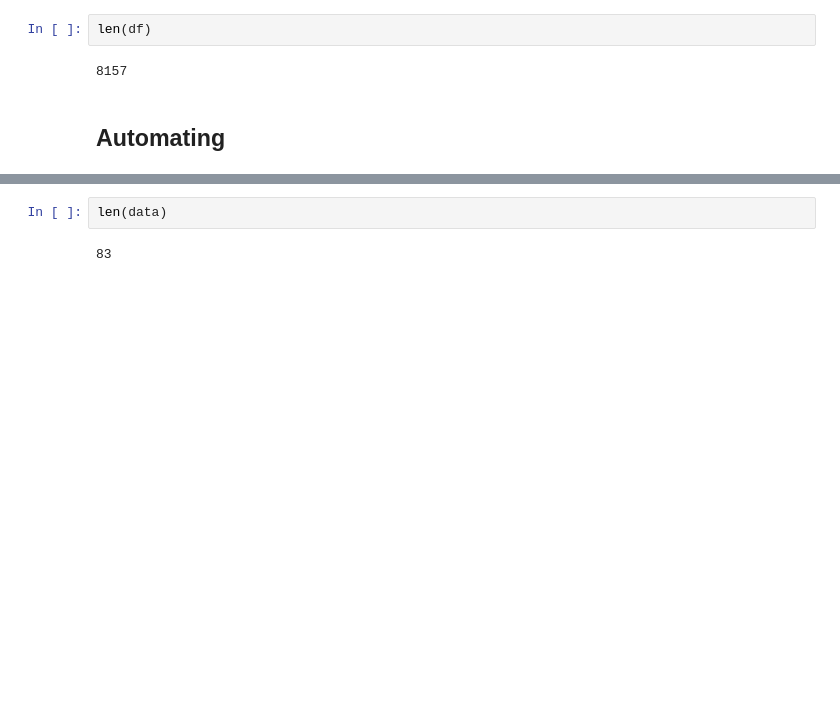
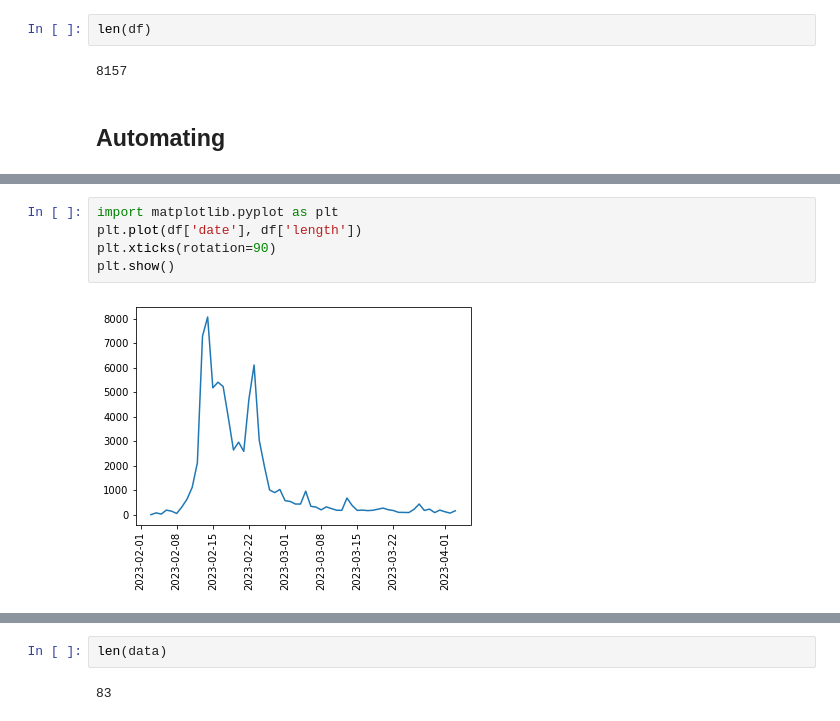
Before and after one commit to jiajia20/90819_python_mini, a Jupyter notebook: project/Learning_cleaning.ipynb, the cells around one changed output, grey strips where cells are left out. Cells and saved outputs as stored; diff of their text form; blank space fills up the shorter version.

```diff
--- a/project/Learning_cleaning.ipynb
+++ b/project/Learning_cleaning.ipynb
@@ -122,0 +220,7 @@ KeyboardInterrupt:
+# %%
+import matplotlib.pyplot as plt
+plt.plot(df['date'], df['length'])
+plt.xticks(rotation=90)
+plt.show()
+# %% [output]
+[figure, added]
```
Also changed, not shown: parts of 16 cells of this notebook, 12 other files.
